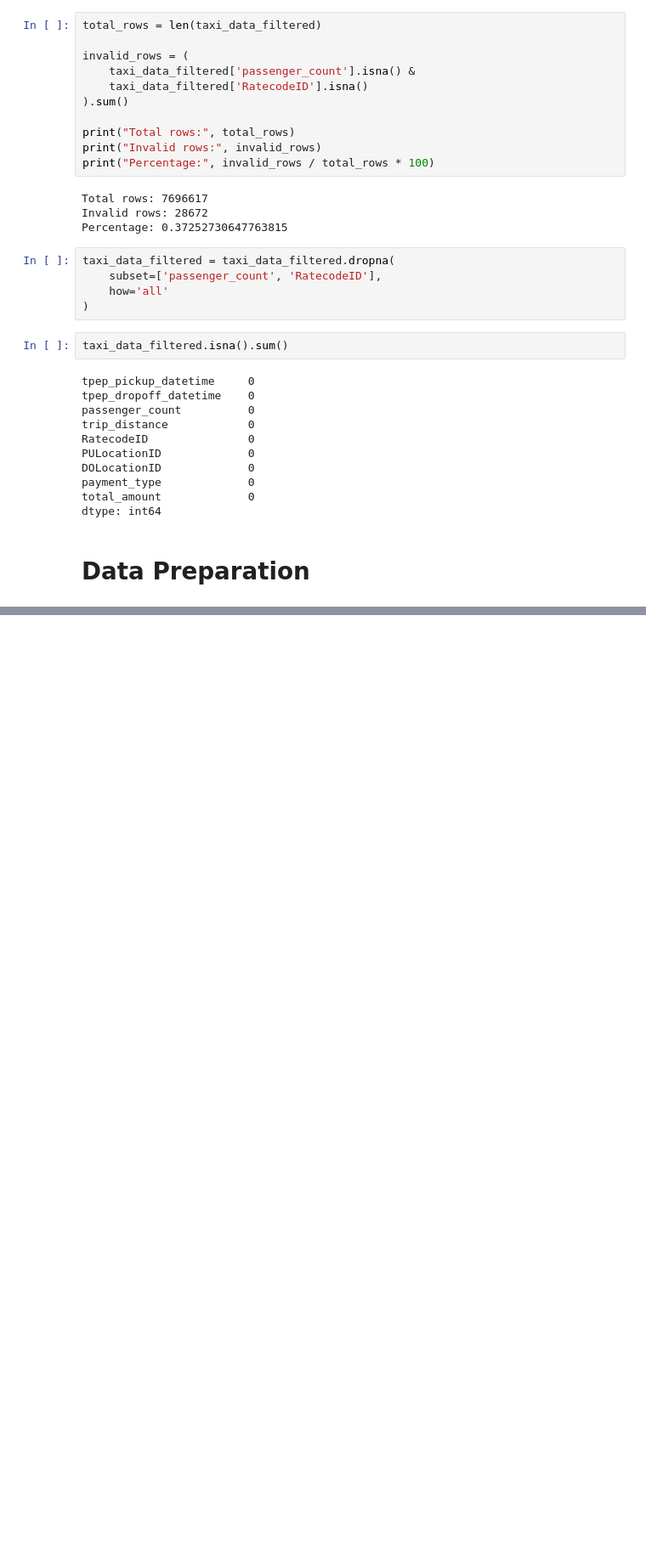
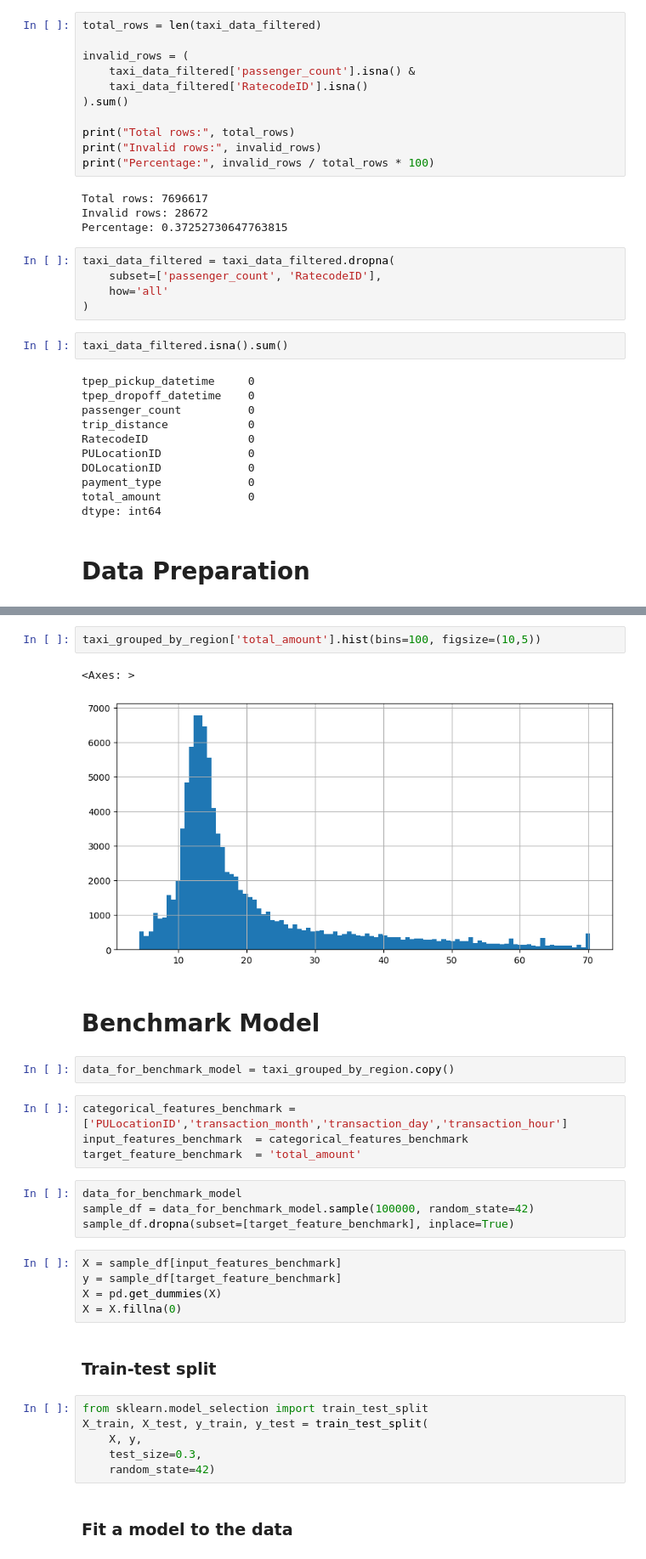
Before and after one commit to AdrijaPayin/new-york-taxi-analysis, a Jupyter notebook: Data Exploration.ipynb, the cells around one changed output, grey strips where cells are left out. Shown at 85% size. Saved outputs shown, nothing was run; the diff lists cells and outputs as text; blank space fills up the shorter version.

Commit message:
Completed model fitting, not satisfied, moving towards feature engineering

```diff
--- a/Data Exploration.ipynb
+++ b/Data Exploration.ipynb
@@ -285,0 +367,32 @@ dtype: int64
+# %%
+taxi_grouped_by_region['total_amount'].hist(bins=100, figsize=(10,5))
+# %% [output]
+<Axes: >
+[figure, added]
+# %% [markdown]
+# Benchmark Model
+# %%
+data_for_benchmark_model = taxi_grouped_by_region.copy()
+# %%
+categorical_features_benchmark = ['PULocationID','transaction_month','transaction_day','transaction_hour']
+input_features_benchmark  = categorical_features_benchmark
+target_feature_benchmark  = 'total_amount'
+# %%
+data_for_benchmark_model
+sample_df = data_for_benchmark_model.sample(100000, random_state=42)
+sample_df.dropna(subset=[target_feature_benchmark], inplace=True)
+# %%
+X = sample_df[input_features_benchmark]
+y = sample_df[target_feature_benchmark]
+X = pd.get_dummies(X)
+X = X.fillna(0)
+# %% [markdown]
+### Train-test split
+# %%
+from sklearn.model_selection import train_test_split
+X_train, X_test, y_train, y_test = train_test_split(
+    X, y,
+    test_size=0.3,
+    random_state=42)
+# %% [markdown]
+### Fit a model to the data
```
Also changed, not shown: parts of 15 cells of this notebook.
